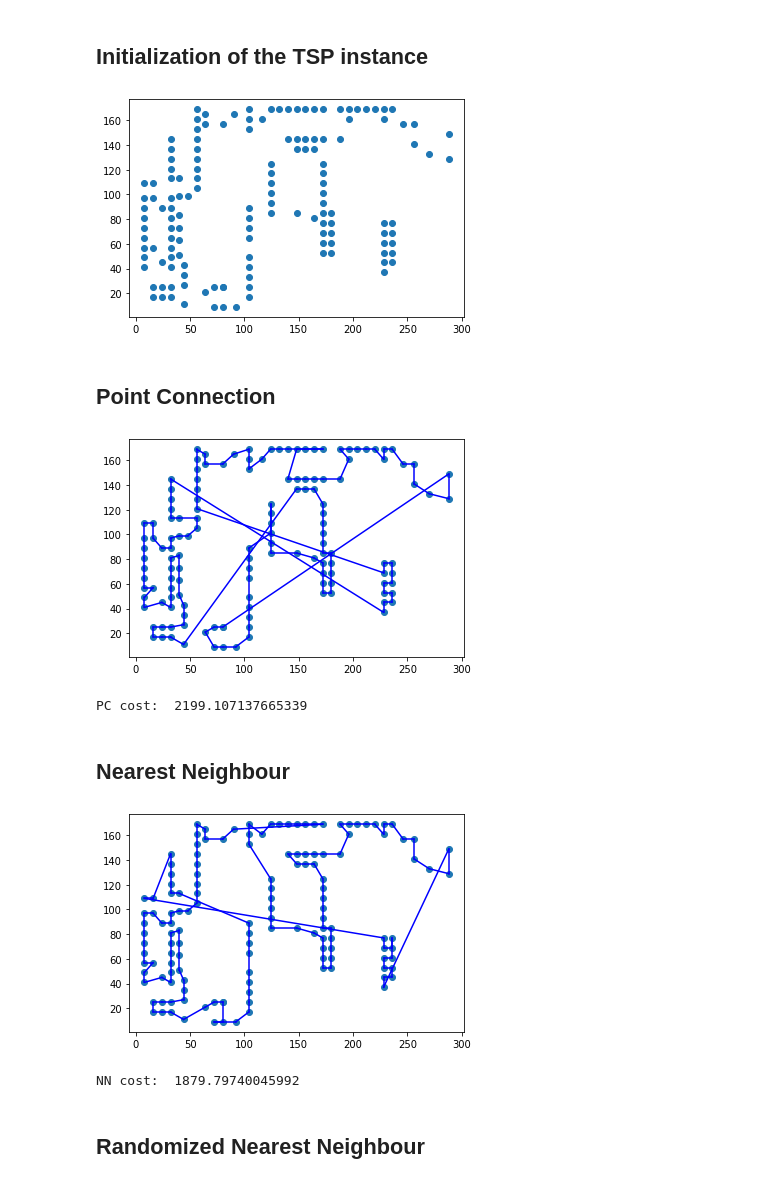
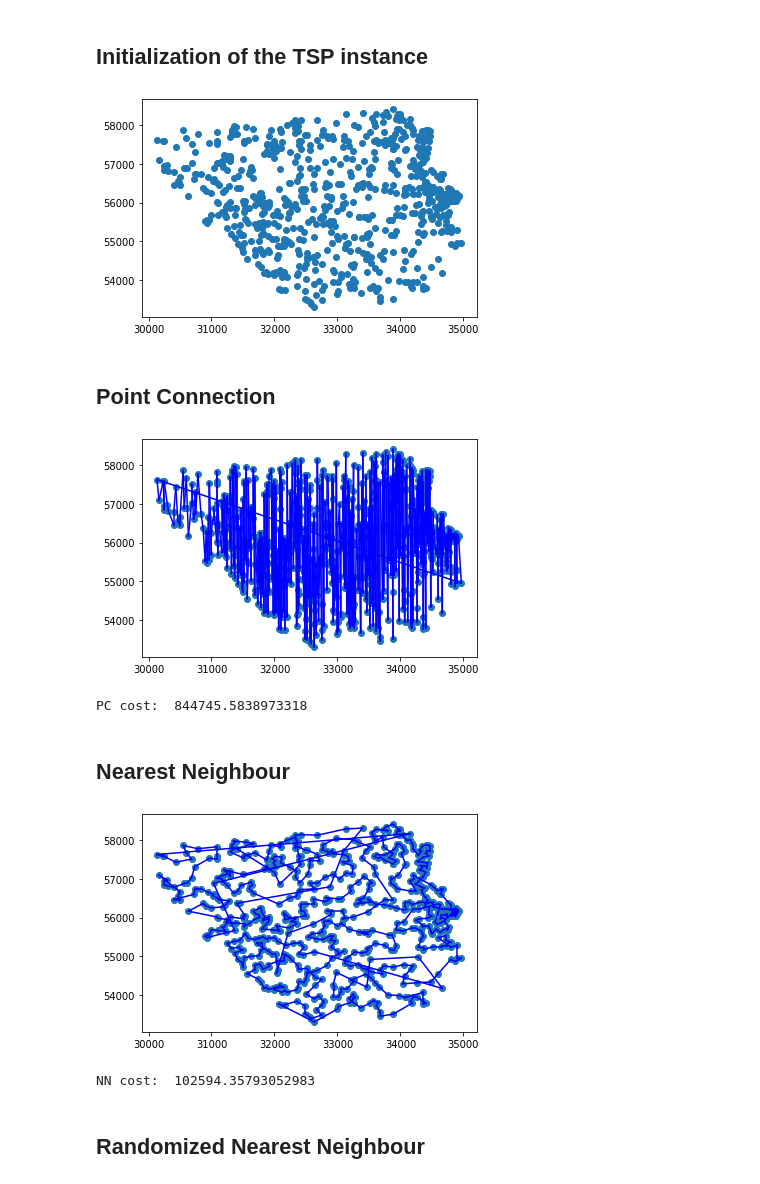
Before and after one commit to L4plac3/localsearch_tsp, a Jupyter notebook: code/test.ipynb, the cells around one changed output. Drawn from its saved outputs; the diff is of its cells as text; code cells hidden in the pictures.

```diff
--- a/code/test.ipynb
+++ b/code/test.ipynb
@@ -5,17 +5,17 @@
 # %%
 # Importing of the needed libraries
 from localsearch import *
 
 # Instance of TSPloader class used to load the .tsp file into a suitable data-structure
-loader = TSPloader(r'..\\data\\mid.txt')
+loader = TSPloader(r'..\\data\\uy734.tsp')
 
 # Instance of TSP class to which we pass the nodes of the .tsp file
 t = TSP(loader.nodes)
 
 # Plotting the initial data
 t.plotData()
 # %% [output]
-[figure, old version]
+[figure, new version]
 # %% [markdown]
 ## Point Connection
 # %%
@@ -24,8 +24,8 @@ t.solve(PC)
 t.plotSolution('PointConnection')
 print('PC cost: ', t.getCost('PointConnection'))
 # %% [output]
-[figure, old version]
+[figure, new version]
-PC cost:  2199.107137665339
+PC cost:  844745.5838973318
 # %% [markdown]
 ## Nearest Neighbour
 # %%
@@ -34,8 +34,8 @@ t.solve(NN)
 t.plotSolution('NearestNeighbour')
 print('NN cost: ', t.getCost('NearestNeighbour'))
 # %% [output]
-[figure, old version]
+[figure, new version]
-NN cost:  1879.79740045992
+NN cost:  102594.35793052983
 # %% [markdown]
 ## Randomized Nearest Neighbour
 # %%
```
Also changed, not shown: parts of 9 cells of this notebook.
